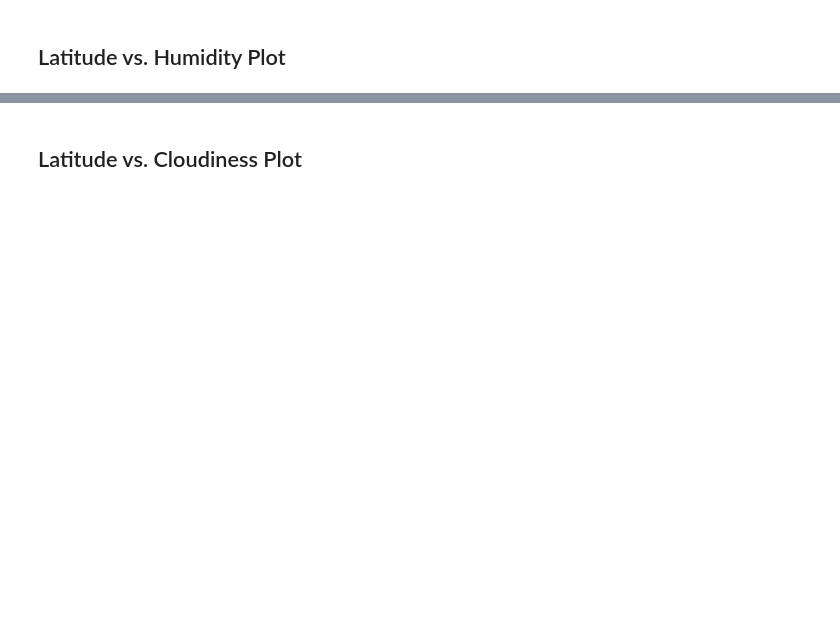
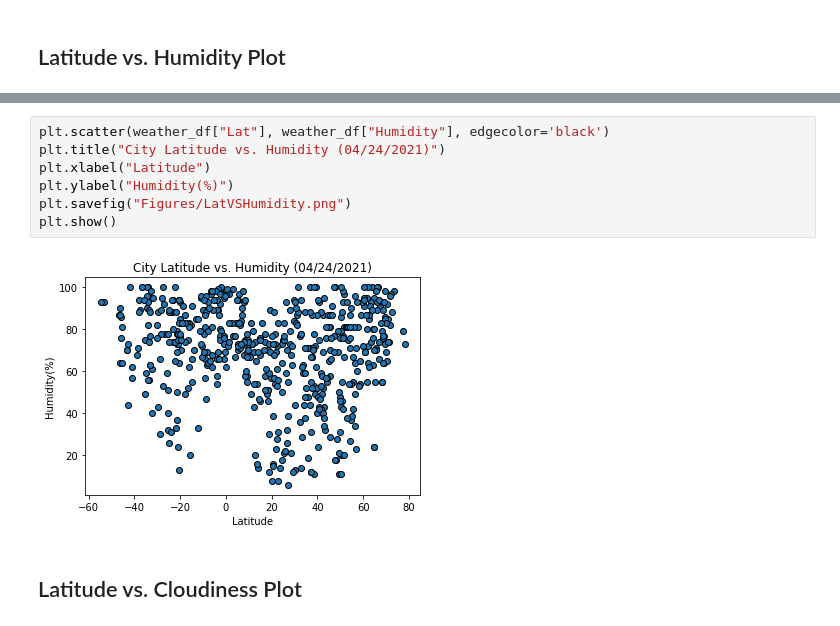
Before and after one commit to HenryPoe/python-api-challenge, a Jupyter notebook: WeatherPy.ipynb, the cells around one changed output, grey strips where cells are left out. Cells and saved outputs as stored; diff of their text form; blank space fills up the shorter version.

```diff
--- a/WeatherPy.ipynb
+++ b/WeatherPy.ipynb
@@ -187,2 +182,11 @@ Int64Index([], dtype='int64')
+# %%
+plt.scatter(weather_df["Lat"], weather_df["Humidity"], edgecolor='black')
+plt.title("City Latitude vs. Humidity (04/24/2021)")
+plt.xlabel("Latitude")
+plt.ylabel("Humidity(%)")
+plt.savefig("Figures/LatVSHumidity.png")
+plt.show()
+# %% [output]
+[figure, added]
 # %% [markdown]
 ## Latitude vs. Cloudiness Plot
```
Also changed, not shown: parts of 35 cells of this notebook, 13 other files.
